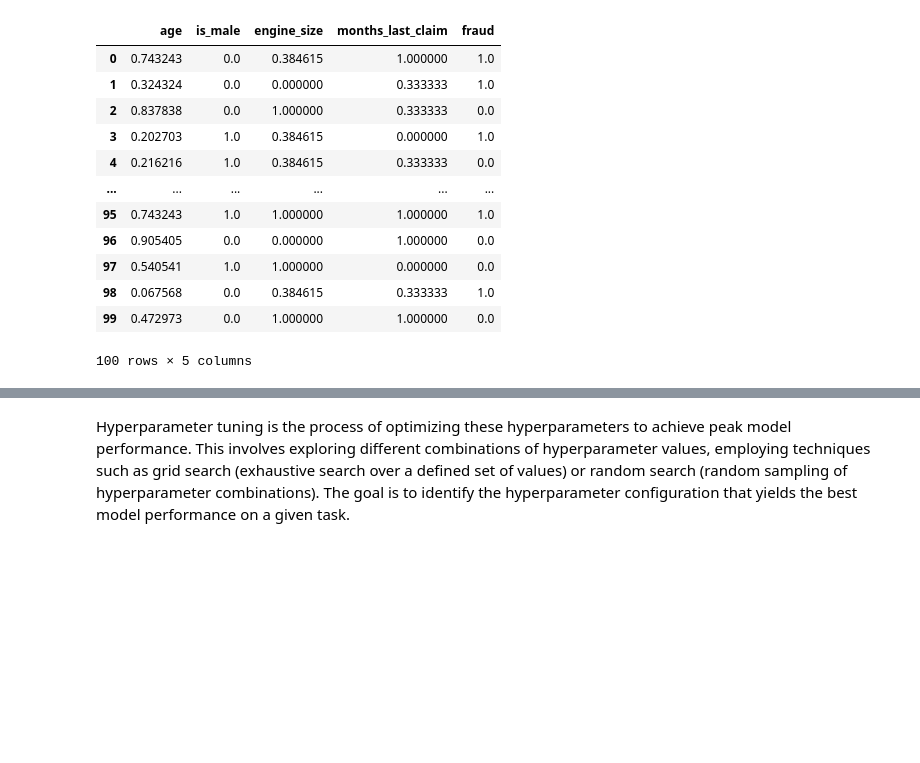
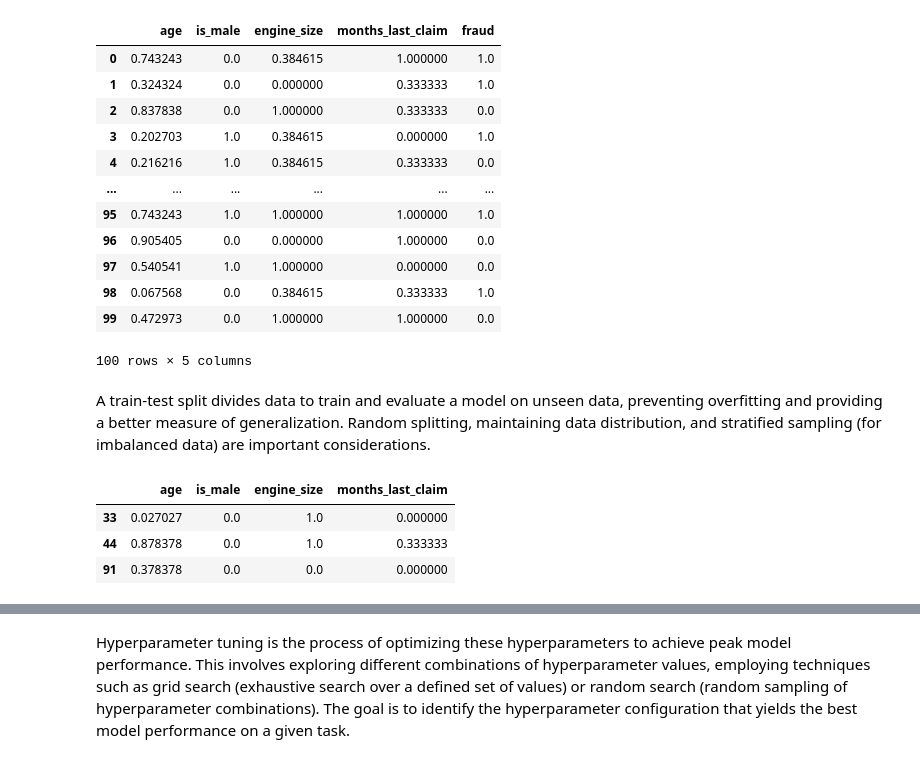
Before and after one commit to lcbjrrr/quantai, a Jupyter notebook: M77_Py_ML_KNN.ipynb, the cells around one changed output, grey strips where cells are left out. Drawn from its saved outputs; the diff is of its cells as text; code cells hidden in the pictures; blank space fills up the shorter version.

```diff
--- a/M77_Py_ML_KNN.ipynb
+++ b/M77_Py_ML_KNN.ipynb
@@ -56,6 +45,17 @@ df_scaled
 | 98 | 0.067568 | 0.0 | 0.384615 | 0.333333 | 1.0 |
 | 99 | 0.472973 | 0.0 | 1.000000 | 1.000000 | 0.0 |
 100 rows × 5 columns
+# %% [markdown]
+A train-test split divides data to train and evaluate a model on unseen data, preventing overfitting and providing a better measure of generalization. Random splitting, maintaining data distribution, and stratified sampling (for imbalanced data) are important considerations.
+# %%
+from sklearn.model_selection import train_test_split
+X_train, X_test, y_train, y_test = train_test_split(df_scaled[['age','is_male','engine_size','months_last_claim']],df_scaled['fraud'] ,test_size=0.20)
+X_train.head(3)
+# %% [output]
+|  | age | is_male | engine_size | months_last_claim |
+| 33 | 0.027027 | 0.0 | 1.0 | 0.000000 |
+| 44 | 0.878378 | 0.0 | 1.0 | 0.333333 |
+| 91 | 0.378378 | 0.0 | 0.0 | 0.000000 |
 # %% [markdown]
 K-Nearest Neighbors (KNN) is a simple supervised learning algorithm for classification and regression. It classifies or predicts a new data point based on the majority class or average value of its k nearest neighbors in the training data. The process involves choosing k, calculating distances to all training points, finding the k closest, and assigning the most frequent class (classification) or average value (regression). Key considerations include the choice of k, the distance metric, and feature scaling, as these factors impact performance. While intuitive, KNN can be computationally expensive with large datasets.
 
```
Also changed, not shown: parts of 7 cells of this notebook.
